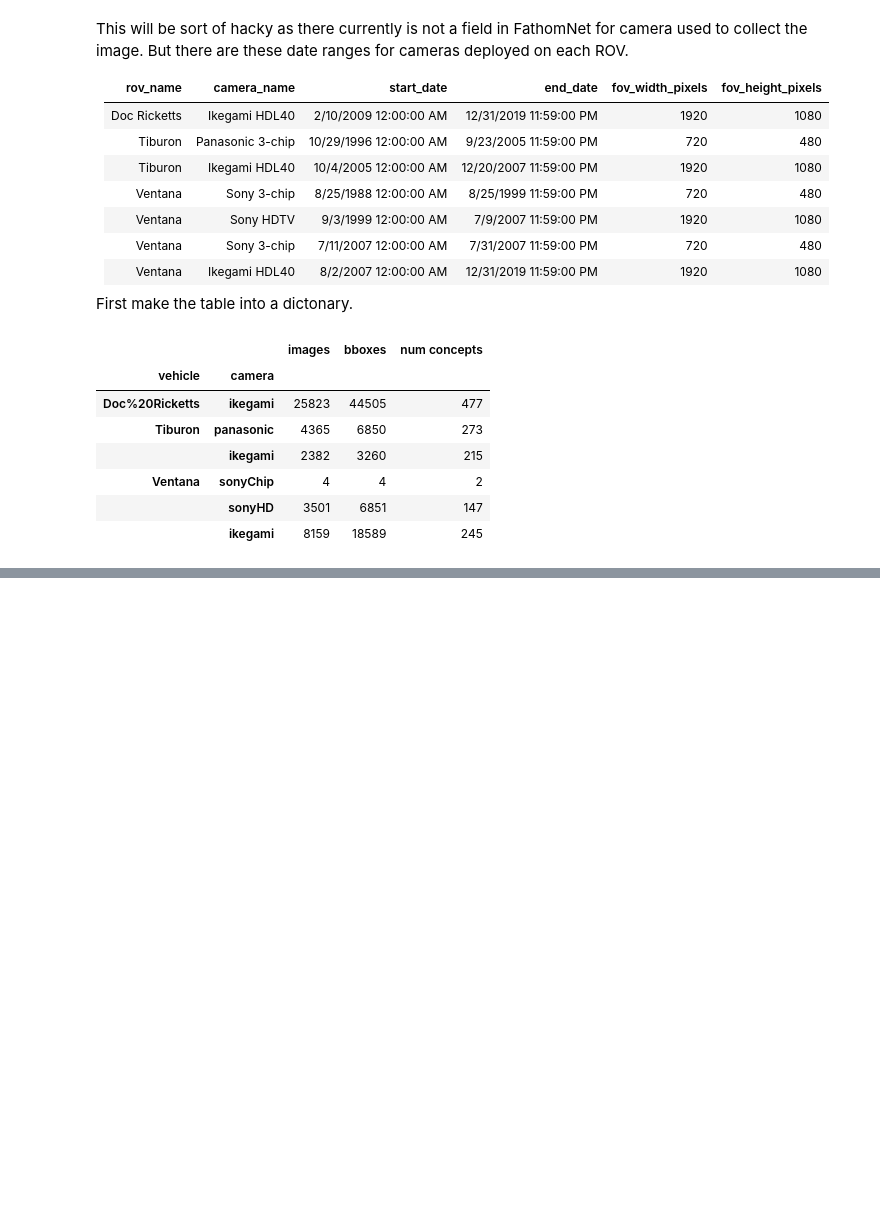
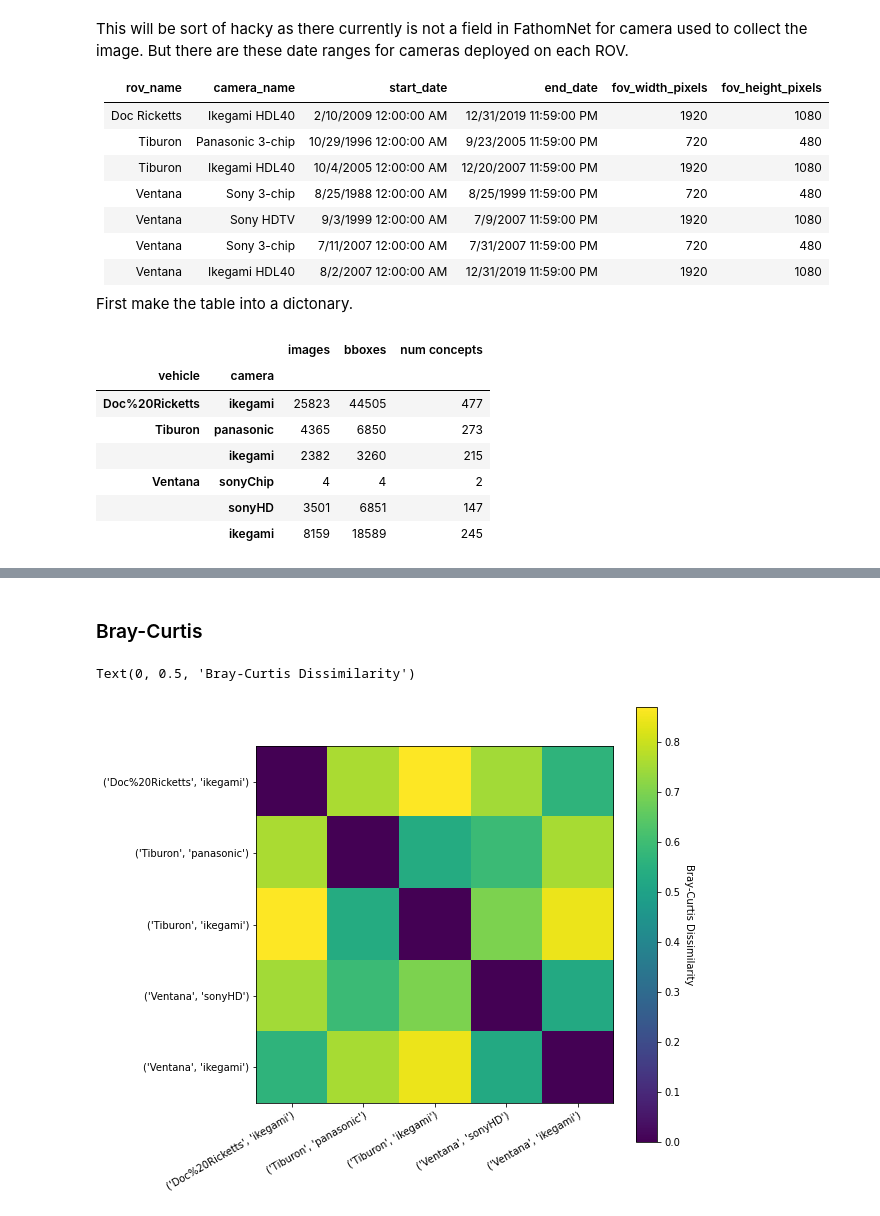
Before and after one commit to eor314/duds_explore, a Jupyter notebook: duds_explore.ipynb, the cells around one changed output, grey strips where cells are left out. Cells and saved outputs as stored; diff of their text form; code cells hidden in the pictures; blank space fills up the shorter version.

Commit message:
vehicle/camera plots

```diff
--- a/duds_explore.ipynb
+++ b/duds_explore.ipynb
@@ -554,3 +554,8 @@ xx
 | Ventana | sonyChip | 4 | 4 | 2 |
 |  | sonyHD | 3501 | 6851 | 147 |
 |  | ikegami | 8159 | 18589 | 245 |
+# %%
+tmp = cam_df.xs("bboxes", level='count-type')
+tmp.columns = tmp.columns.to_flat_index()
+tmp.pop(tmp.columns[3])
+tmp
@@ -556,0 +577,16 @@ xx
+# %% [markdown]
+### Bray-Curtis
+# %%
+outbc = pairwise_bc(tmp)
+
+fig, ax = plt.subplots(figsize=(8,8))
+im, cbar = heatmap(outbc.to_numpy(),
+    row_labels=outbc.columns.to_list(),
+    col_labels=outbc.columns.to_list(),
+    ax=ax,
+    cmap='viridis'
+)
+cbar.ax.set_ylabel('Bray-Curtis Dissimilarity', rotation=-90, va="bottom")
+# %% [output]
+Text(0, 0.5, 'Bray-Curtis Dissimilarity')
+[figure, added]
```
Also changed, not shown: parts of 8 cells of this notebook.
